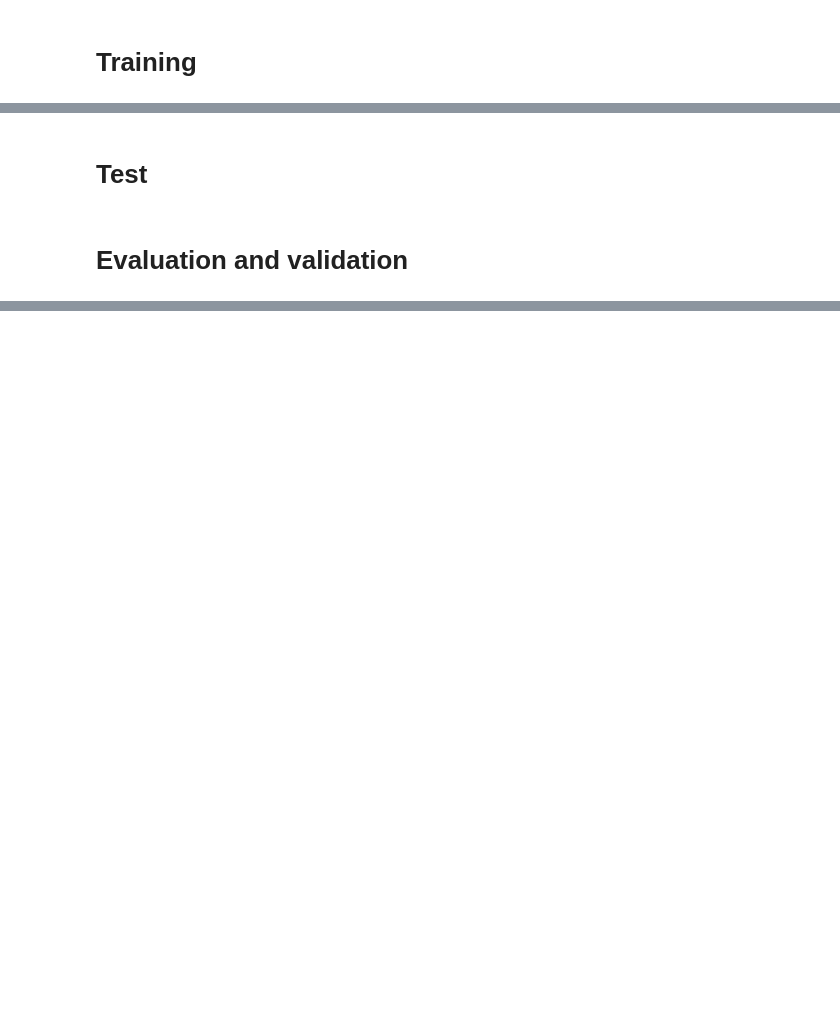
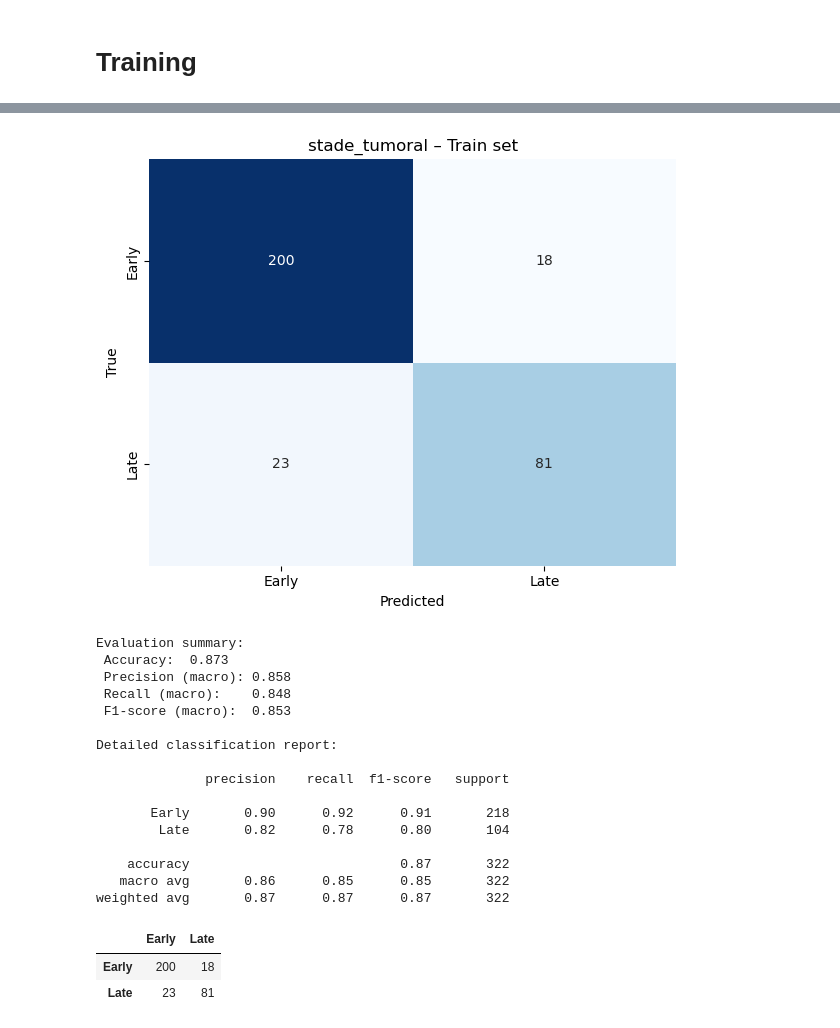
Before and after one commit to elodiehusson/Deep-Learning-Project, a Jupyter notebook: script/Début de pipeline.ipynb, the cells around one changed output, grey strips where cells are left out. Drawn from its saved outputs; the diff is of its cells as text; code cells hidden in the pictures; blank space fills up the shorter version.

```diff
--- a/script/Début de pipeline.ipynb
+++ b/script/Début de pipeline.ipynb
@@ -414,5 +543,3 @@ plt.show()
-# %% [markdown]
-# **Test**
 # %%
 def predict_classes(model, X, choix):
     probs = model.predict(X)
@@ -425,6 +552,4 @@ def predict_classes(model, X, choix):
         preds = np.argmax(probs, axis=1)
 
     return probs, preds
-# %% [markdown]
-# **Evaluation and validation**
 # %%
@@ -468,3 +585,13 @@ def evaluate_model(y_true, y_pred, class_names=None, title="Confusion matrix"):
     print(classification_report(y_true, y_pred, target_names=class_names))
 
     return cm_df
+# %%
+_, y_train_pred = predict_classes(model, X_train_final, choix)
+
+evaluate_model(
+    y_train,
+    y_train_pred,
+    class_names=class_names,
+    title=f"{choix} – Train set"
+)
+# %% [output]
@@ -470,0 +599,20 @@ def evaluate_model(y_true, y_pred, class_names=None, title="Confusion matrix"):
+[figure, added]
+Evaluation summary:
+ Accuracy:  0.873
+ Precision (macro): 0.858
+ Recall (macro):    0.848
+ F1-score (macro):  0.853
+
+Detailed classification report:
+
+              precision    recall  f1-score   support
+
+       Early       0.90      0.92      0.91       218
+        Late       0.82      0.78      0.80       104
+
+    accuracy                           0.87       322
+   macro avg       0.86      0.85      0.85       322
+weighted avg       0.87      0.87      0.87       322
+|  | Early | Late |
+| Early | 200 | 18 |
+| Late | 23 | 81 |
```
Also changed, not shown: parts of 46 cells of this notebook, 6 other files.
